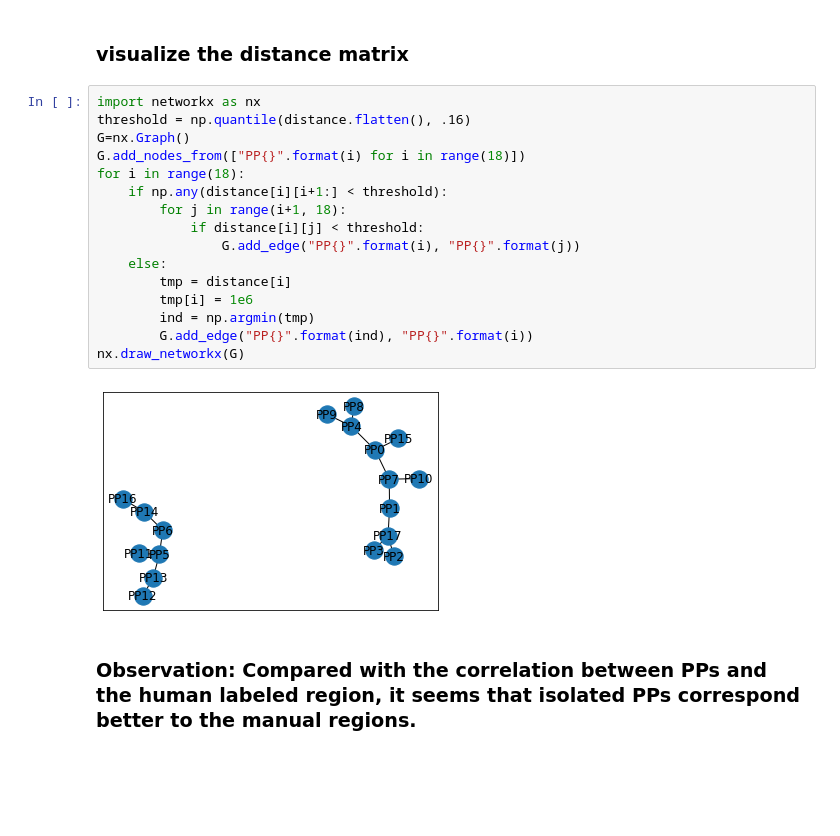
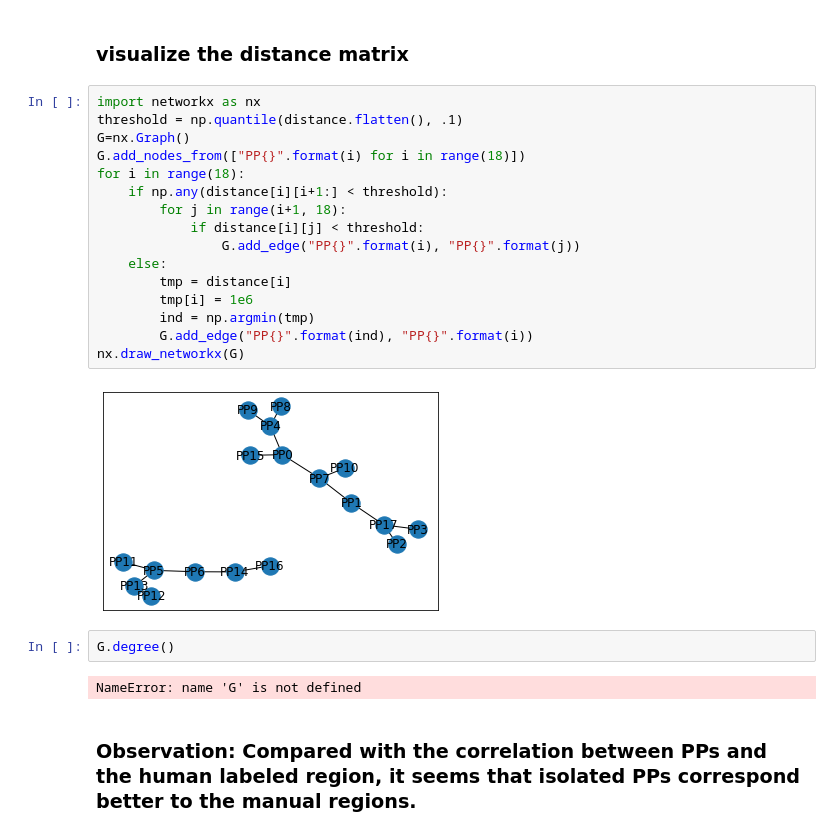
Before and after one commit to shifwang/allen_institute_collaboration, a Jupyter notebook: exploration/03_constructing_network_for_PPs.ipynb, the cells around one changed output. Saved outputs shown, nothing was run; the diff lists cells and outputs as text; blank space fills up the shorter version.

```diff
--- a/exploration/03_constructing_network_for_PPs.ipynb
+++ b/exploration/03_constructing_network_for_PPs.ipynb
@@ -83,22 +61,26 @@ plt.imshow(distance)
 ### visualize the distance matrix
 # %%
 import networkx as nx
-threshold = np.quantile(distance.flatten(), .16)
+threshold = np.quantile(distance.flatten(), .1)
 G=nx.Graph()
 G.add_nodes_from(["PP{}".format(i) for i in range(18)])
 for i in range(18):
     if np.any(distance[i][i+1:] < threshold):
         for j in range(i+1, 18):
             if distance[i][j] < threshold:
                 G.add_edge("PP{}".format(i), "PP{}".format(j))
     else:
         tmp = distance[i]
         tmp[i] = 1e6
         ind = np.argmin(tmp)
         G.add_edge("PP{}".format(ind), "PP{}".format(i))
 nx.draw_networkx(G)
 # %% [output]
-[figure, old version]
+[figure, new version]
+# %%
+G.degree()
+# %% [output]
+NameError: name 'G' is not defined
 # %% [markdown]
 ### Observation: Compared with the correlation between PPs and the human labeled region, it seems that isolated PPs correspond better to the manual regions.
 # %%
```
Also changed, not shown: parts of 3 cells of this notebook, 1 other file.
